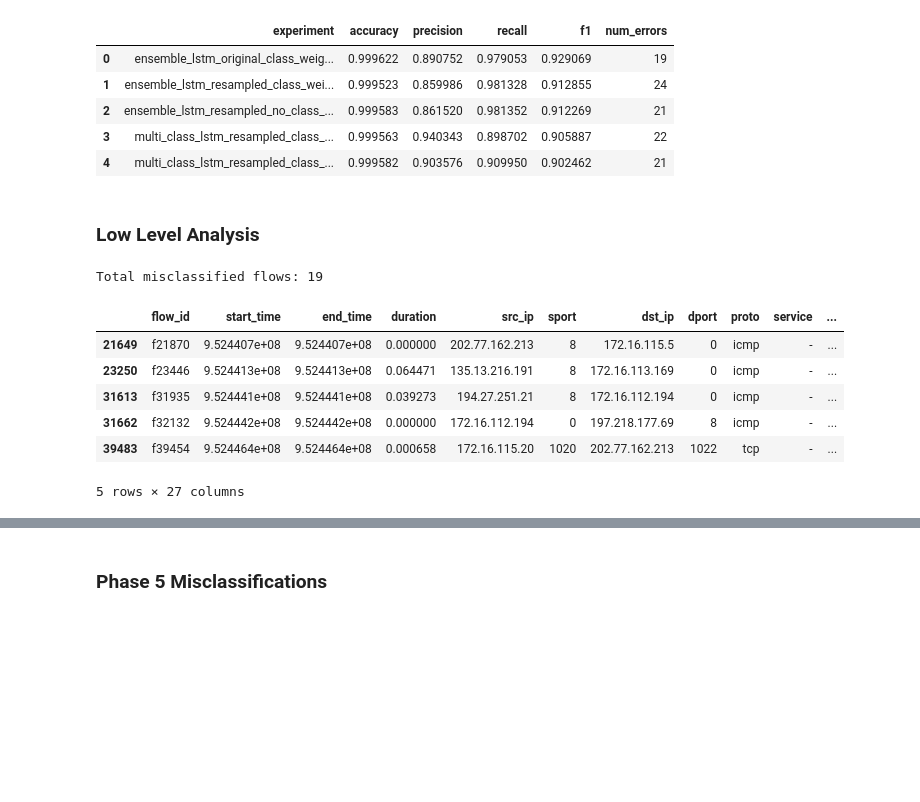
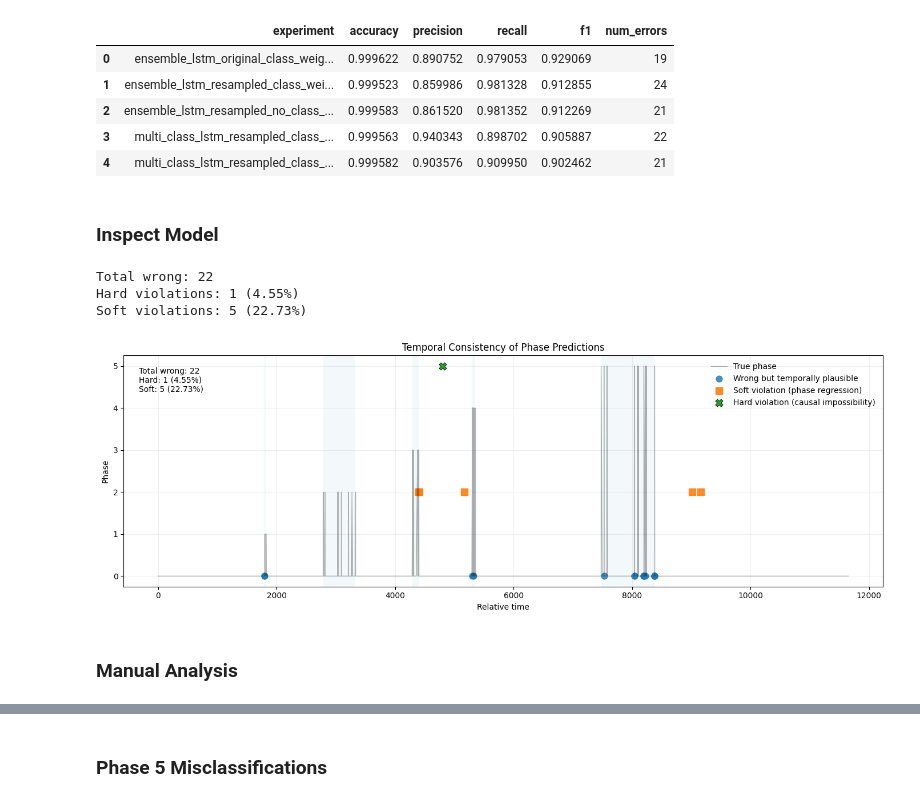
Before and after one commit to sofiaburkow/DeepChronos, a Jupyter notebook: notebooks/analyze_misclassifications.ipynb, the cells around one changed output, grey strips where cells are left out. Drawn from its saved outputs; the diff is of its cells as text; code cells hidden in the pictures; blank space fills up the shorter version.

```diff
--- a/notebooks/analyze_misclassifications.ipynb
+++ b/notebooks/analyze_misclassifications.ipynb
@@ -54,0 +74,21 @@ phase_bounds_flow_id
+# %%
+def mis_metrics(mis_df, phase_start):
+    mis_df['hard_violation'] = mis_df.apply(
+        is_hard_violation,
+        axis=1,
+        phase_start=phase_start
+    )
+
+    mis_df['soft_violation'] = mis_df.apply(
+        is_soft_violation,
+        axis=1,
+        phase_start=phase_start
+    )
+
+    wrong = mis_df[mis_df['phase'] != mis_df['y_pred']]
+
+    hard = wrong[wrong['hard_violation']]
+    soft = wrong[(~wrong['hard_violation']) & (wrong['soft_violation'])]
+    plausible = wrong[(~wrong['hard_violation']) & (~wrong['soft_violation'])]
+
+    return wrong, hard, soft, plausible
@@ -67,5 +182,7 @@ df_results.head()
 | 2 | ensemble_lstm_resampled_no_class_... | 0.999583 | 0.861520 | 0.981352 | 0.912269 | 21 |
 | 3 | multi_class_lstm_resampled_class_... | 0.999563 | 0.940343 | 0.898702 | 0.905887 | 22 |
 | 4 | multi_class_lstm_resampled_class_... | 0.999582 | 0.903576 | 0.909950 | 0.902462 | 21 |
+# %% [markdown]
+### Inspect Model
 # %%
 # Hyperparameters for best-performing model
@@ -89,20 +206,27 @@ mis_y_true = metrics["y_true"]
 mis_df = df.iloc[real_flow_indices].copy()
 mis_df["y_true"] = mis_y_true
 mis_df["y_pred"] = mis_y_pred
+# %%
+wrong, hard, soft, plausible = mis_metrics(mis_df, phase_start)
+
+total_wrong = len(wrong)
+
+hard_rate = len(hard) / total_wrong if total_wrong > 0 else 0
+soft_rate = len(soft) / total_wrong if total_wrong > 0 else 0
+
+print(f"Total wrong: {total_wrong}")
+print(f"Hard violations: {len(hard)} ({hard_rate:.2%})")
+print(f"Soft violations: {len(soft)} ({soft_rate:.2%})")
+# %% [output]
+Total wrong: 22
+Hard violations: 1 (4.55%)
+Soft violations: 5 (22.73%)
+# %%
+plot_mis_predictions(df, phase_bounds, plausible, soft, hard, total_wrong, soft_rate, hard_rate)
+# %% [output]
+[figure, added]
 # %% [markdown]
-### Low Level Analysis
+### Manual Analysis
-# %%
-print(f"Total misclassified flows: {len(mis_df)}")
-mis_df.head()
-# %% [output]
-Total misclassified flows: 19
-|  | flow_id | start_time | end_time | duration | src_ip | sport | dst_ip | dport | proto | service | ... |
-| 21649 | f21870 | 9.524407e+08 | 9.524407e+08 | 0.000000 | 202.77.162.213 | 8 | 172.16.115.5 | 0 | icmp | - | ... |
-| 23250 | f23446 | 9.524413e+08 | 9.524413e+08 | 0.064471 | 135.13.216.191 | 8 | 172.16.113.169 | 0 | icmp | - | ... |
-| 31613 | f31935 | 9.524441e+08 | 9.524441e+08 | 0.039273 | 194.27.251.21 | 8 | 172.16.112.194 | 0 | icmp | - | ... |
-| 31662 | f32132 | 9.524442e+08 | 9.524442e+08 | 0.000000 | 172.16.112.194 | 0 | 197.218.177.69 | 8 | icmp | - | ... |
-| 39483 | f39454 | 9.524464e+08 | 9.524464e+08 | 0.000658 | 172.16.115.20 | 1020 | 202.77.162.213 | 1022 | tcp | - | ... |
-5 rows × 27 columns
 # %%
 mis_only = mis_df[mis_df["y_true"] != mis_df["y_pred"]]
 
```
Also changed, not shown: parts of 25 cells of this notebook.
